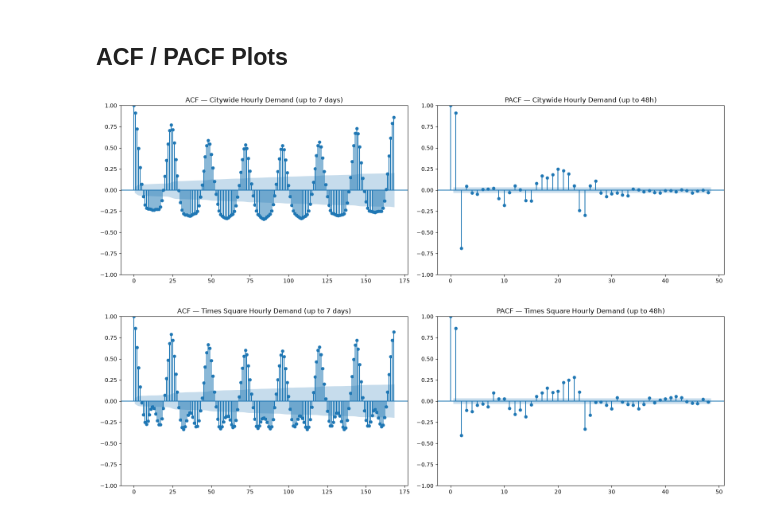
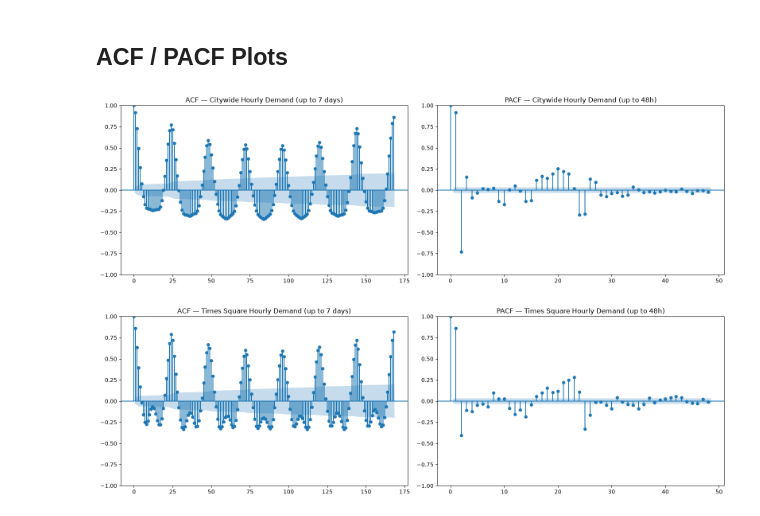
Before and after one commit to wilsonz347/nyc-fhvhv-market-analysis, a Jupyter notebook: notebooks/03_exploratory_data_analysis.ipynb, the cells around one changed output. Saved outputs shown, nothing was run; the diff lists cells and outputs as text; code cells hidden in the pictures.

```diff
--- a/notebooks/03_exploratory_data_analysis.ipynb
+++ b/notebooks/03_exploratory_data_analysis.ipynb
@@ -432,25 +485,27 @@ The anomaly check found three unusually low-demand days: Jan 25–26 and Feb 23.
 # %%
 from statsmodels.graphics.tsaplots import plot_acf, plot_pacf
 
 # Chronological hourly series
 hourly_citywide = con.sql("""
     SELECT
         DATE_TRUNC('hour', request_datetime) AS hour_bucket,
         COUNT(*) AS trip_count
     FROM fhvhv_clean_2026
+    WHERE request_datetime >= '2026-01-01'
+    AND pickup_zone NOT LIKE 'Times Sq%'
     GROUP BY hour_bucket
     ORDER BY hour_bucket
 """).df().set_index("hour_bucket")["trip_count"]
 
 fig, axes = plt.subplots(1, 2, figsize=(16, 5))
 plot_acf(hourly_citywide, lags=24 * 7, ax=axes[0])
 axes[0].set_title("ACF — Citywide Hourly Demand (up to 7 days)")
 plot_pacf(hourly_citywide, lags=48, ax=axes[1])
 axes[1].set_title("PACF — Citywide Hourly Demand (up to 48h)")
 plt.tight_layout()
 plt.show()
 # %% [output]
-[figure, old version]
+[figure, new version]
 # %%
 # ACF/PACF for Times Square
 hourly_times_square = con.sql("""
```
Also changed, not shown: parts of 9 cells of this notebook.
